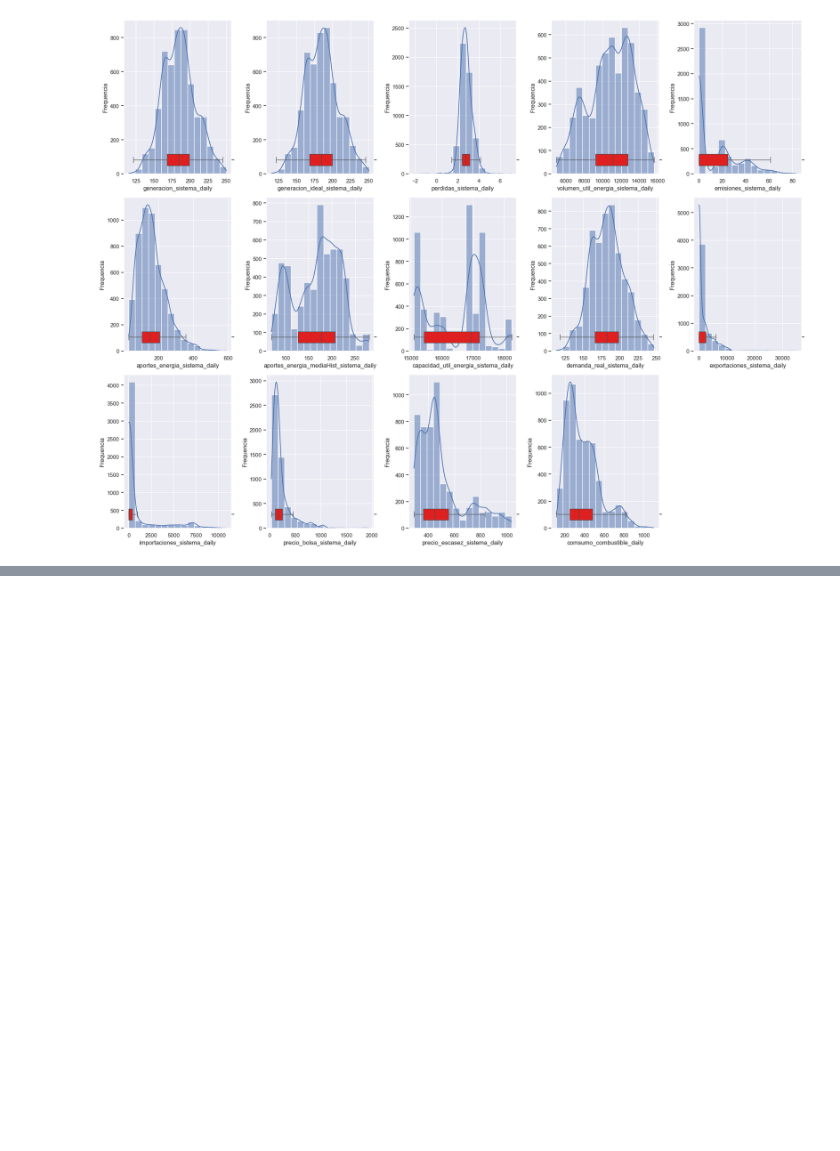
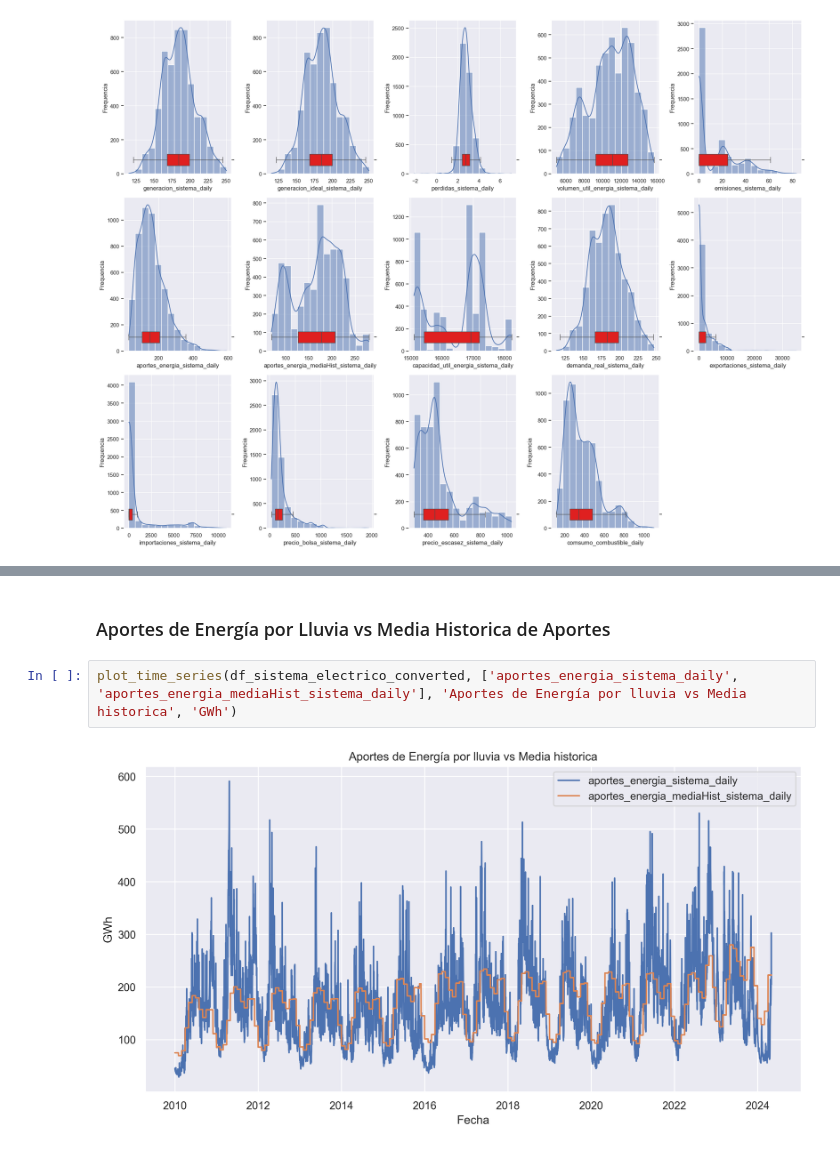
Before and after one commit to sistema-electrico-colombia/transform-EDA, a Jupyter notebook: exploratory_data_analysis.ipynb, the cells around one changed output, grey strips where cells are left out. Drawn from its saved outputs; the diff is of its cells as text; blank space fills up the shorter version.

```diff
--- a/exploratory_data_analysis.ipynb
+++ b/exploratory_data_analysis.ipynb
@@ -236,0 +272,6 @@ def plot_time_series(df, columns_to_plot, titulo, unidades):
+# %% [markdown]
+### Aportes de Energía por Lluvia vs Media Historica de Aportes
+# %%
+plot_time_series(df_sistema_electrico_converted, ['aportes_energia_sistema_daily', 'aportes_energia_mediaHist_sistema_daily'], 'Aportes de Energía por lluvia vs Media historica', 'GWh')
+# %% [output]
+[figure, added]
```
Also changed, not shown: parts of 15 cells of this notebook.
